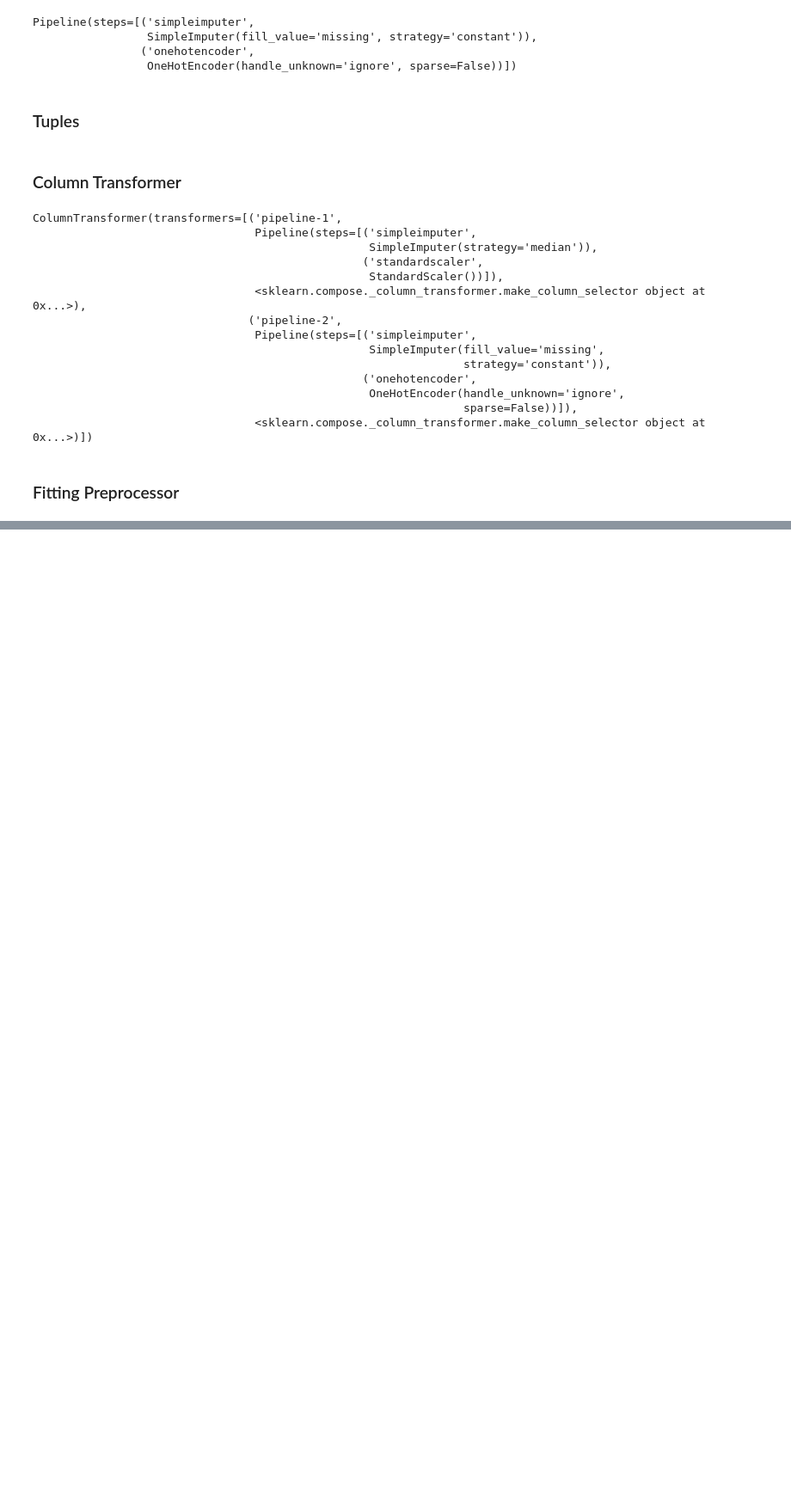
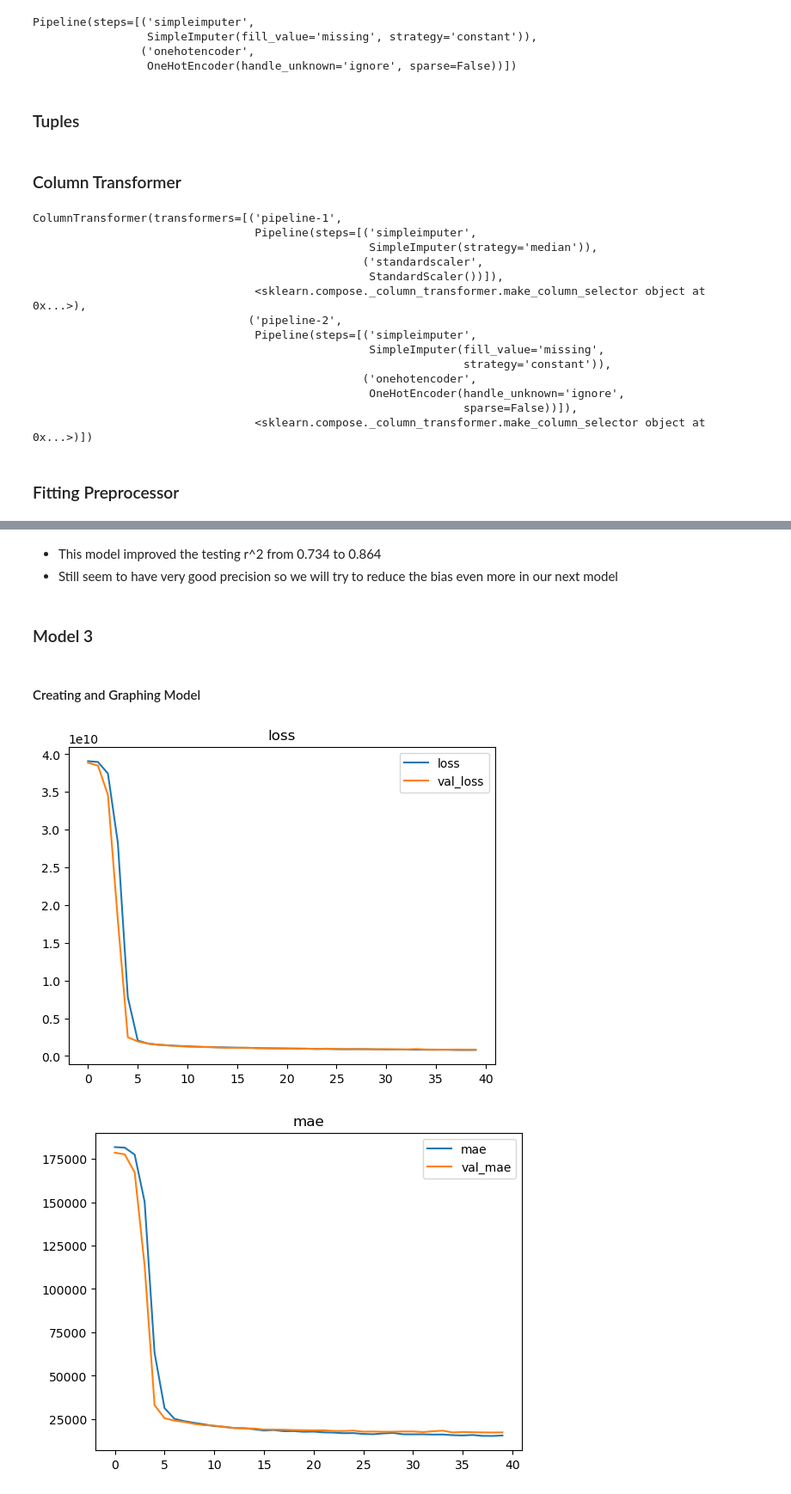
Before and after one commit to Zach-Hanson3/Neural-Network-Exercise, a Jupyter notebook: Neural Network Exercise (Core).ipynb, the cells around one changed output, grey strips where cells are left out. Shown at 86% size. Drawn from its saved outputs; the diff is of its cells as text; code cells hidden in the pictures; blank space fills up the shorter version.

```diff
--- a/Neural Network Exercise (Core).ipynb
+++ b/Neural Network Exercise (Core).ipynb
@@ -299,0 +418,52 @@ X_test = preprocessor.transform(X_test)
+# %% [markdown]
+- This model improved the testing r^2 from 0.734 to 0.864
+- Still seem to have very good precision so we will try to reduce the bias even more in our next model
+# %% [markdown]
+### Model 3
+# %% [markdown]
+#### Creating and Graphing Model
+# %%
+# Set Random Seeds
+keras.backend.clear_session()
+np.random.seed(42)
+tf.random.set_seed(42)
+
+#Building model
+n_cols = X_train.shape[1]
+
+#Instantiate model
+model_3 = Sequential()
+
+#Adding first layer
+model_3.add(Dense(50, activation = 'relu', input_dim = X_train.shape[1]))
+
+#Hidden layer 1
+model_3.add(Dense(50, activation = 'relu'))
+
+#Hidden layer 2
+model_3.add(Dense(50, activation = 'relu'))
+
+#Hidden layer 3
+model_3.add(Dense(50, activation = 'relu'))
+
+#Output layer
+model_3.add(Dense(1, activation = 'linear'))
+# %%
+#Compiling Model
+rmse = RootMeanSquaredError(name='rmse')
+
+model_3.compile(optimizer='adam', loss='mse', metrics=['mae', rmse])
+# %%
+#Fitting Model
+early_stopping = EarlyStopping(patience = 3)
+history = model_3.fit(X_train, y_train,
+                      validation_data = (X_test, y_test),
+                      epochs = 150,
+                      verbose = 0,
+                      callbacks = [early_stopping])
+# %%
+#Graphing
+plot_history(history)
+# %% [output]
+[figure, added]
+[figure, added]
```
Also changed, not shown: parts of 26 cells of this notebook.
